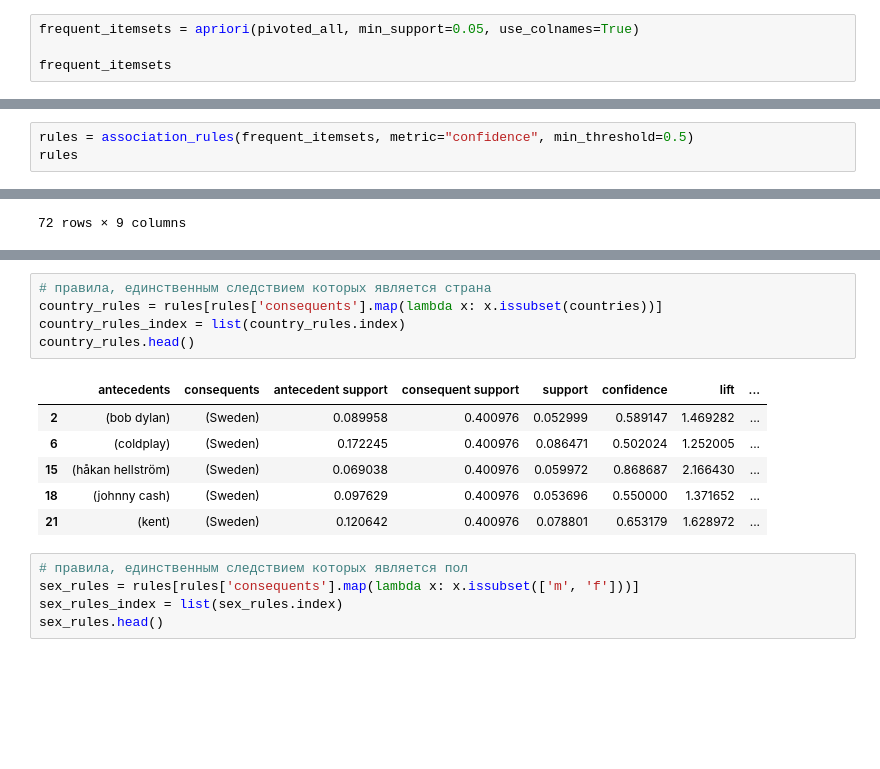
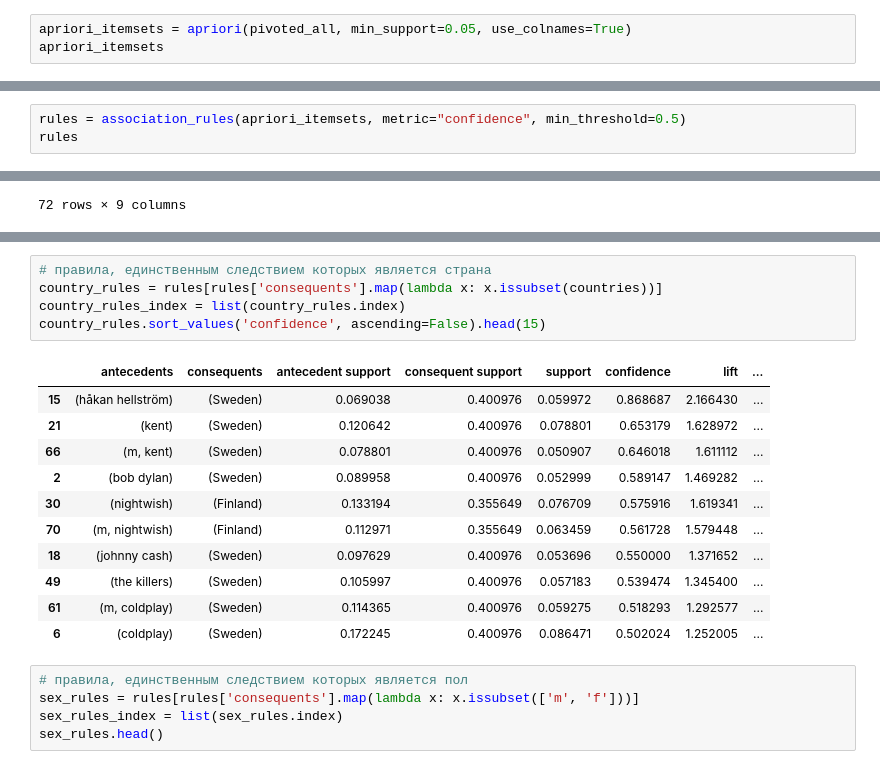
Before and after one commit to Donutellko/IAD, a Jupyter notebook: HW_2/LastFM-mining.ipynb, the cells around one changed output, grey strips where cells are left out. Cells and saved outputs as stored; diff of their text form; blank space fills up the shorter version.

```diff
--- a/HW_2/LastFM-mining.ipynb
+++ b/HW_2/LastFM-mining.ipynb
@@ -116,7 +118,6 @@ pivoted_all[pivoted_all.columns[-13:]]
 # %%
-frequent_itemsets = apriori(pivoted_all, min_support=0.05, use_colnames=True)
-
-frequent_itemsets
+apriori_itemsets = apriori(pivoted_all, min_support=0.05, use_colnames=True)
+apriori_itemsets
 # %% [output]
 |  | support | itemsets |
 | 0 | 0.087866 | (ac/dc) |
@@ -134,5 +152,5 @@ frequent_itemsets
 # %%
-rules = association_rules(frequent_itemsets, metric="confidence", min_threshold=0.5)
+rules = association_rules(apriori_itemsets, metric="confidence", min_threshold=0.5)
 rules
 # %% [output]
 |  | antecedents | consequents | antecedent support | consequent support | support | confidence | lift | ... |
@@ -151,15 +176,20 @@ rules
 # %%
 # правила, единственным следствием которых является страна
 country_rules = rules[rules['consequents'].map(lambda x: x.issubset(countries))]
 country_rules_index = list(country_rules.index)
-country_rules.head()
+country_rules.sort_values('confidence', ascending=False).head(15)
 # %% [output]
 |  | antecedents | consequents | antecedent support | consequent support | support | confidence | lift | ... |
+| 15 | (håkan hellström) | (Sweden) | 0.069038 | 0.400976 | 0.059972 | 0.868687 | 2.166430 | ... |
+| 21 | (kent) | (Sweden) | 0.120642 | 0.400976 | 0.078801 | 0.653179 | 1.628972 | ... |
+| 66 | (m, kent) | (Sweden) | 0.078801 | 0.400976 | 0.050907 | 0.646018 | 1.611112 | ... |
 | 2 | (bob dylan) | (Sweden) | 0.089958 | 0.400976 | 0.052999 | 0.589147 | 1.469282 | ... |
+| 30 | (nightwish) | (Finland) | 0.133194 | 0.355649 | 0.076709 | 0.575916 | 1.619341 | ... |
+| 70 | (m, nightwish) | (Finland) | 0.112971 | 0.355649 | 0.063459 | 0.561728 | 1.579448 | ... |
+| 18 | (johnny cash) | (Sweden) | 0.097629 | 0.400976 | 0.053696 | 0.550000 | 1.371652 | ... |
+| 49 | (the killers) | (Sweden) | 0.105997 | 0.400976 | 0.057183 | 0.539474 | 1.345400 | ... |
+| 61 | (m, coldplay) | (Sweden) | 0.114365 | 0.400976 | 0.059275 | 0.518293 | 1.292577 | ... |
 | 6 | (coldplay) | (Sweden) | 0.172245 | 0.400976 | 0.086471 | 0.502024 | 1.252005 | ... |
-| 15 | (håkan hellström) | (Sweden) | 0.069038 | 0.400976 | 0.059972 | 0.868687 | 2.166430 | ... |
-| 18 | (johnny cash) | (Sweden) | 0.097629 | 0.400976 | 0.053696 | 0.550000 | 1.371652 | ... |
-| 21 | (kent) | (Sweden) | 0.120642 | 0.400976 | 0.078801 | 0.653179 | 1.628972 | ... |
 # %%
 # правила, единственным следствием которых является пол
 sex_rules = rules[rules['consequents'].map(lambda x: x.issubset(['m', 'f']))]
```
Also changed, not shown: parts of 12 cells of this notebook.
